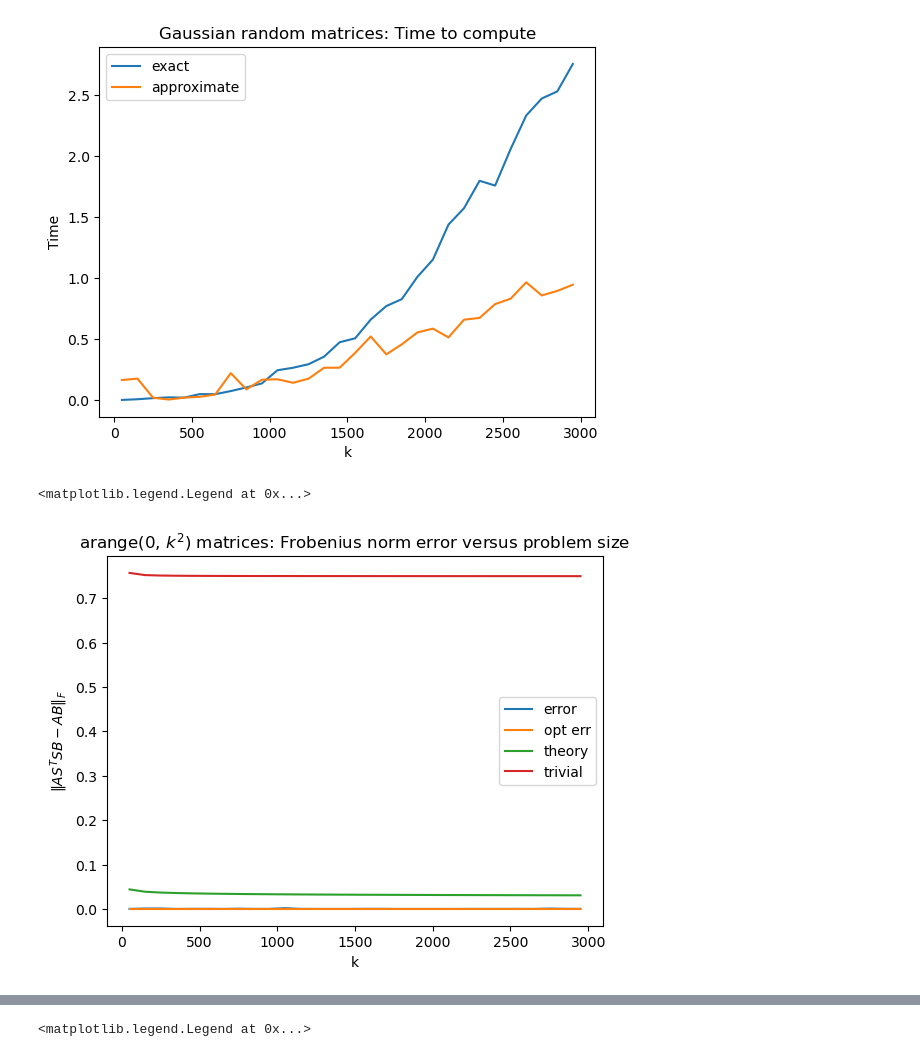
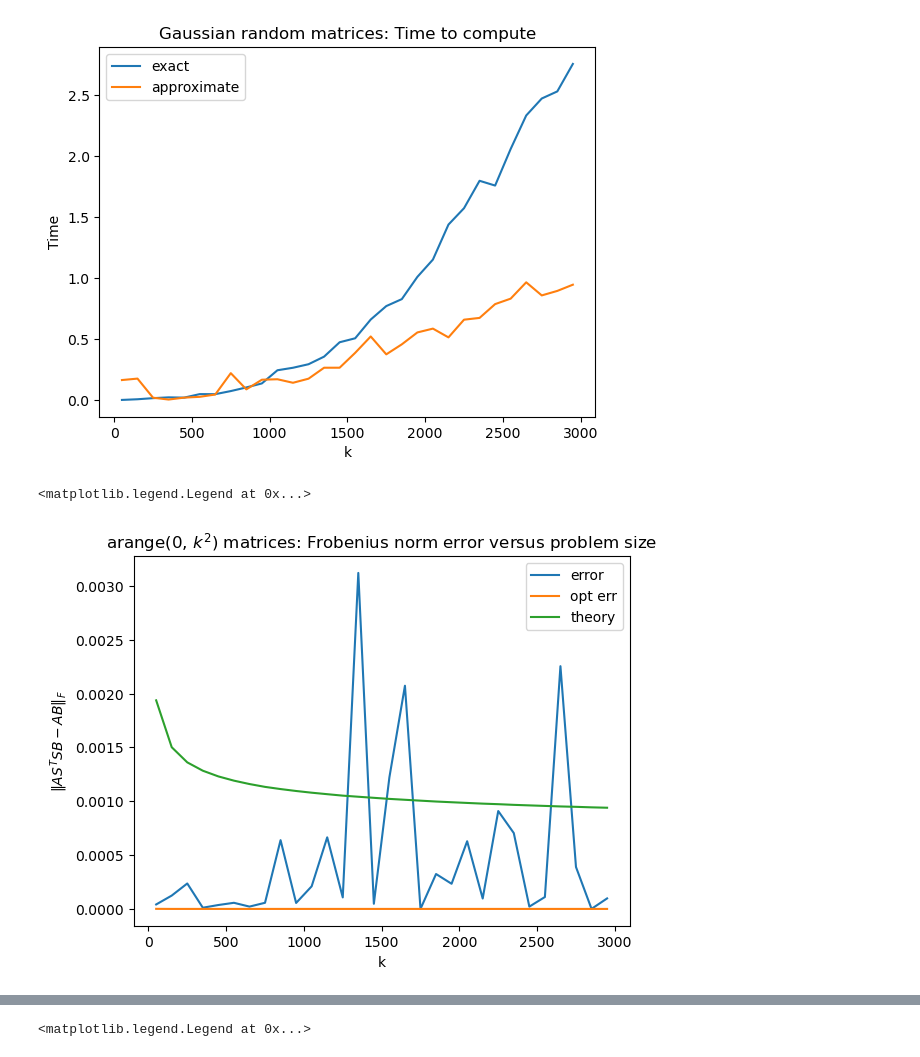
Before and after one commit to bhdsc/rNLA, a Jupyter notebook: matrix_mul.ipynb, the cells around one changed output, grey strips where cells are left out. Drawn from its saved outputs; the diff is of its cells as text; code cells hidden in the pictures.

Commit message:
error plot

```diff
--- a/matrix_mul.ipynb
+++ b/matrix_mul.ipynb
@@ -190,18 +193,18 @@ plt.legend()
 # %%
 plt.title("arange(0, $k^2$) matrices: Frobenius norm error versus problem size")
 plt.ylabel("$\|AS^TSB - AB\|_F$")
 plt.xlabel("k")
 plt.plot(Ks, arange_sims["errs"], label = "error")
 plt.plot(Ks, arange_sims["opt_errs"], label = "opt err")
 plt.plot(Ks, arange_sims["theory"], label = "theory")
 
-plt.plot(Ks, arange_sims["product norms"], label = "trivial")
+# plt.plot(Ks, arange_sims["product norms"], label = "trivial")
 
 
 plt.legend()
 # %% [output]
 <matplotlib.legend.Legend at 0x...>
-[figure, old version]
+[figure, new version]
 # %%
 plt.title("arange(0, k^2) matrices: Time to compute")
 plt.ylabel("Time")
```
Also changed, not shown: parts of 19 cells of this notebook.
